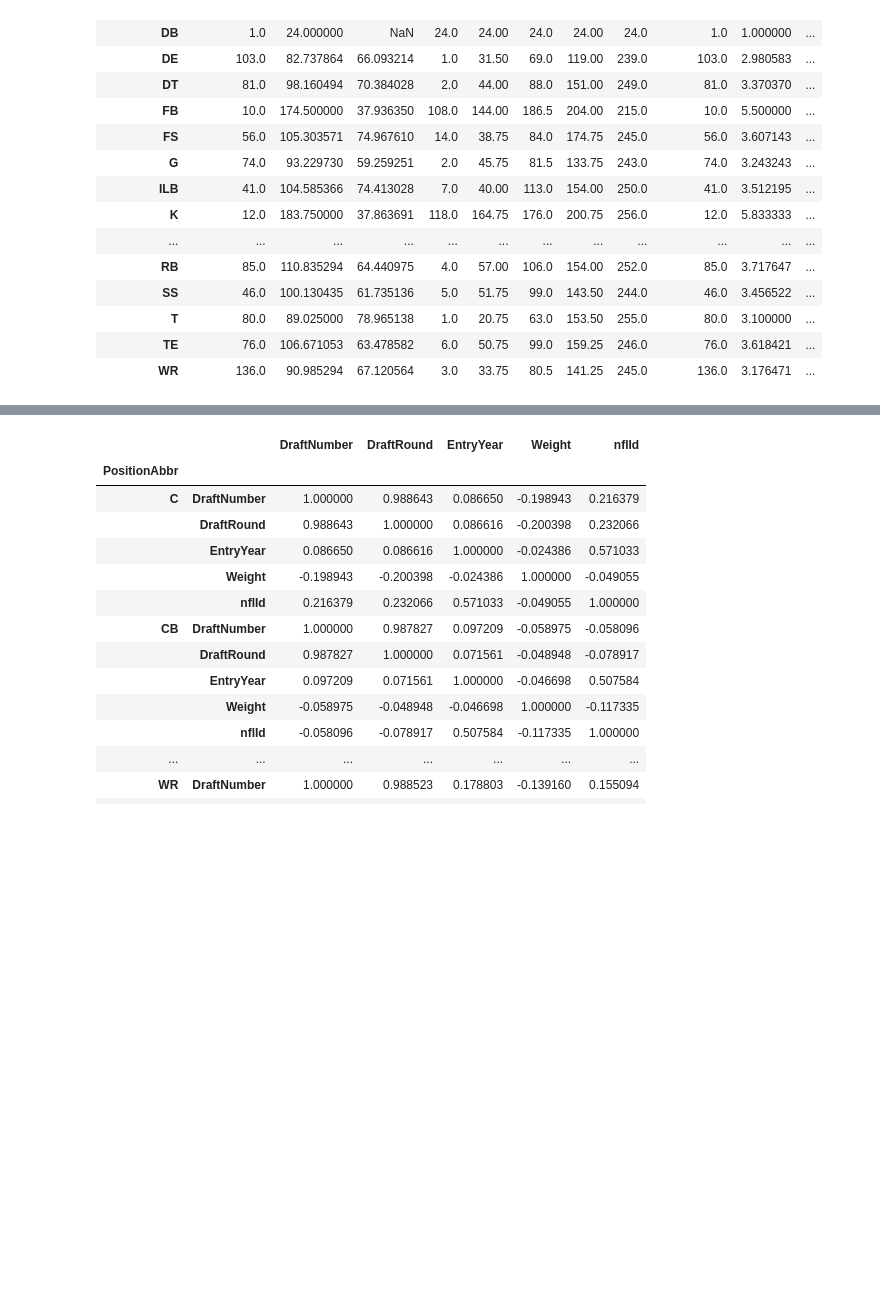
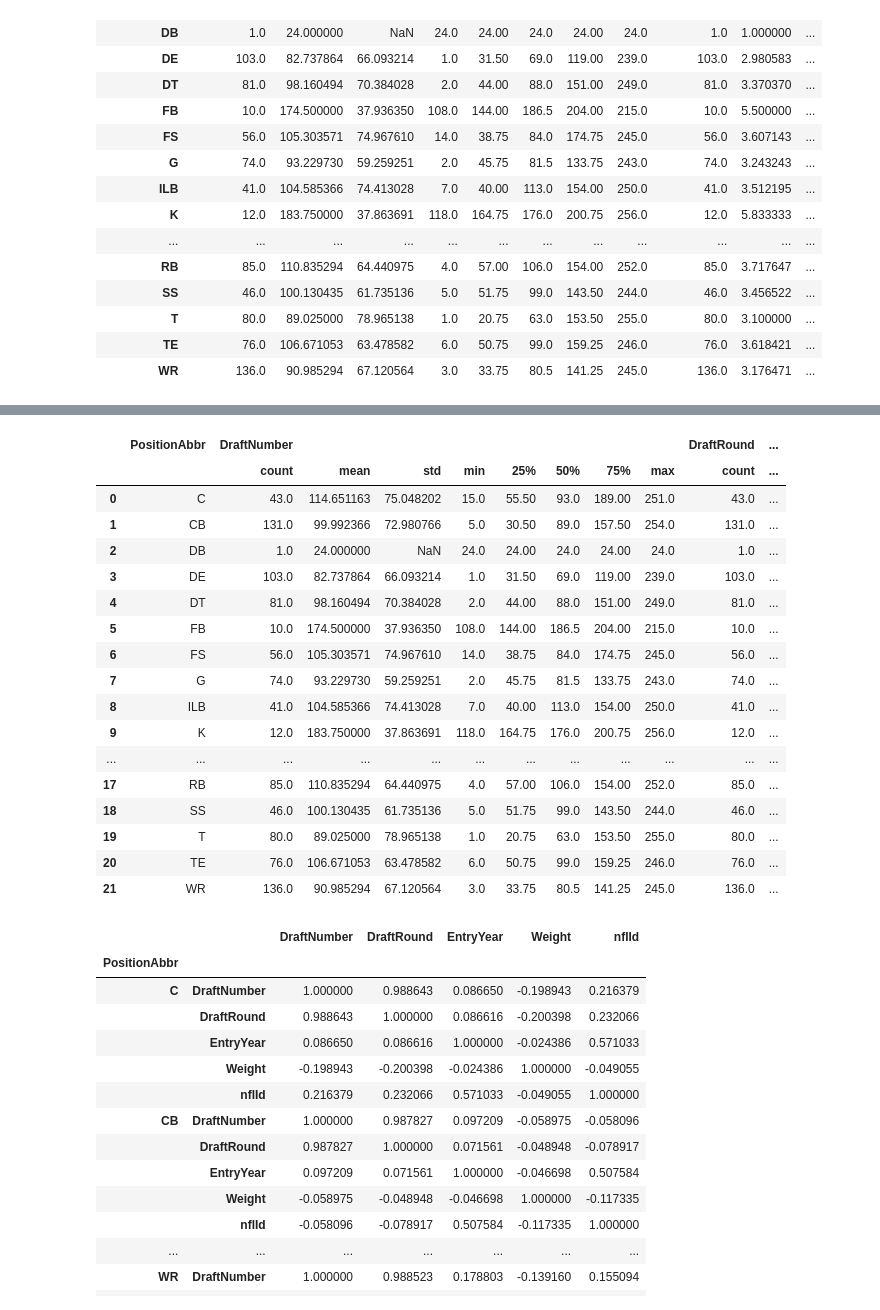
Before and after one commit to donw385/Big-Data-Bowl, a Jupyter notebook: NFL_Data_Analysis.ipynb, the cells around one changed output, grey strips where cells are left out. Drawn from its saved outputs; the diff is of its cells as text; code cells hidden in the pictures; blank space fills up the shorter version.

```diff
--- a/NFL_Data_Analysis.ipynb
+++ b/NFL_Data_Analysis.ipynb
@@ -38,3 +40,12 @@ players.head()
 | 2 | 80427 | Darrius | Heyward-Bey | WR | 2009 | 1.0 | 7.0 | 6'02" | 210 | ... |
 | 3 | 71269 | Michael | Crabtree | WR | 2009 | 1.0 | 10.0 | 6'01" | 214 | ... |
 | 4 | 71423 | Brian | Orakpo | OLB | 2009 | 1.0 | 13.0 | 6'04" | 257 | ... |
+# %%
+def decimalize_feet(s):
+    m = re.match(r'^(\d+)\'(\d+)\"$', s)
+    if m:
+        return float(m.group(1)) + float(m.group(2)) / 12.
+    else:
+        return None
+
+players['Height'] = players['Height'].apply(lambda x:decimalize_feet(x))
@@ -45,8 +65,7 @@ Index(['nflId', 'FirstName', 'LastName', 'PositionAbbr', 'EntryYear',
        'DraftRound', 'DraftNumber', 'Height', 'Weight', 'College'],
       dtype='object')
 # %%
-position_table= players.groupby('PositionAbbr')
-position_summary = position_table.describe()
+position_summary = players.groupby('PositionAbbr').describe()
 position_summary.head(25)
 # %% [output]
 |  | DraftNumber |  |  |  |  |  |  |  | DraftRound |  | ... |
@@ -71,3 +114,24 @@ position_summary.head(25)
+# %%
+position_summary.head(25)
+# %% [output]
+|  | PositionAbbr | DraftNumber |  |  |  |  |  |  |  | DraftRound | ... |
+|  |  | count | mean | std | min | 25% | 50% | 75% | max | count | ... |
+| 0 | C | 43.0 | 114.651163 | 75.048202 | 15.0 | 55.50 | 93.0 | 189.00 | 251.0 | 43.0 | ... |
+| 1 | CB | 131.0 | 99.992366 | 72.980766 | 5.0 | 30.50 | 89.0 | 157.50 | 254.0 | 131.0 | ... |
+| 2 | DB | 1.0 | 24.000000 | NaN | 24.0 | 24.00 | 24.0 | 24.00 | 24.0 | 1.0 | ... |
+| 3 | DE | 103.0 | 82.737864 | 66.093214 | 1.0 | 31.50 | 69.0 | 119.00 | 239.0 | 103.0 | ... |
+| 4 | DT | 81.0 | 98.160494 | 70.384028 | 2.0 | 44.00 | 88.0 | 151.00 | 249.0 | 81.0 | ... |
+| 5 | FB | 10.0 | 174.500000 | 37.936350 | 108.0 | 144.00 | 186.5 | 204.00 | 215.0 | 10.0 | ... |
+| 6 | FS | 56.0 | 105.303571 | 74.967610 | 14.0 | 38.75 | 84.0 | 174.75 | 245.0 | 56.0 | ... |
+| 7 | G | 74.0 | 93.229730 | 59.259251 | 2.0 | 45.75 | 81.5 | 133.75 | 243.0 | 74.0 | ... |
+| 8 | ILB | 41.0 | 104.585366 | 74.413028 | 7.0 | 40.00 | 113.0 | 154.00 | 250.0 | 41.0 | ... |
+| 9 | K | 12.0 | 183.750000 | 37.863691 | 118.0 | 164.75 | 176.0 | 200.75 | 256.0 | 12.0 | ... |
+| ... | ... | ... | ... | ... | ... | ... | ... | ... | ... | ... | ... |
+| 17 | RB | 85.0 | 110.835294 | 64.440975 | 4.0 | 57.00 | 106.0 | 154.00 | 252.0 | 85.0 | ... |
+| 18 | SS | 46.0 | 100.130435 | 61.735136 | 5.0 | 51.75 | 99.0 | 143.50 | 244.0 | 46.0 | ... |
+| 19 | T | 80.0 | 89.025000 | 78.965138 | 1.0 | 20.75 | 63.0 | 153.50 | 255.0 | 80.0 | ... |
+| 20 | TE | 76.0 | 106.671053 | 63.478582 | 6.0 | 50.75 | 99.0 | 159.25 | 246.0 | 76.0 | ... |
+| 21 | WR | 136.0 | 90.985294 | 67.120564 | 3.0 | 33.75 | 80.5 | 141.25 | 245.0 | 136.0 | ... |
 # %%
 position_table.corr()
 # %% [output]
```
Also changed, not shown: parts of 4 cells of this notebook.
